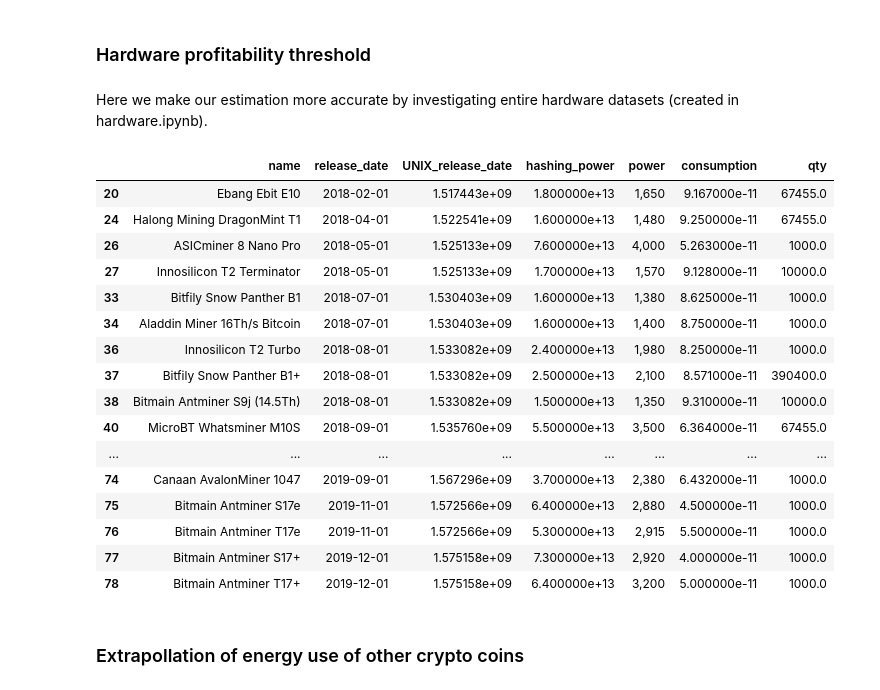
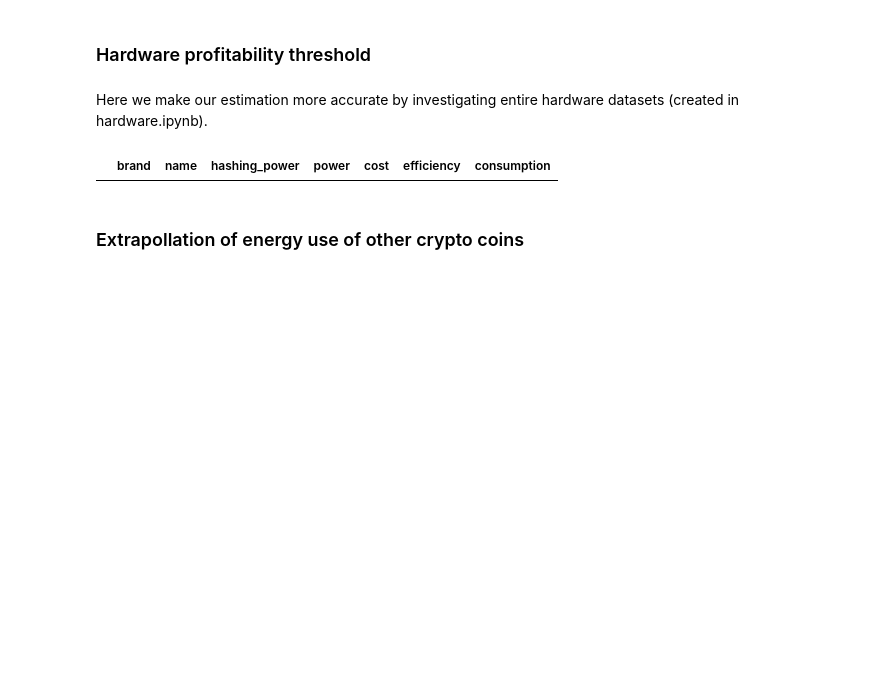
Before and after one commit to Lukasdeloose/sustainable_blockchain, a Jupyter notebook: data_analysis/energy_consumption.ipynb, the cells around one changed output. Drawn from its saved outputs; the diff is of its cells as text; code cells hidden in the pictures; blank space fills up the shorter version.

Commit message:
cleaned and added equihash hardware dataset

```diff
--- a/data_analysis/energy_consumption.ipynb
+++ b/data_analysis/energy_consumption.ipynb
@@ -252,25 +253,9 @@ algorithm_hardware = {'SHA-256':SHA256_hardware,'Ethash':ethash_hardware}
 # %%
 # Create dictionairy that maps coins to their profitable hardware
 coin_prof_hardware_dict = dict(found_data.apply(lambda x: create_profitable_set(x), axis = 1))
-coin_prof_hardware_dict['bitcoin']
+coin_prof_hardware_dict['zcash']
 # %% [output]
-|  | name | release_date | UNIX_release_date | hashing_power | power | consumption | qty |
-| 20 | Ebang Ebit E10 | 2018-02-01 | 1.517443e+09 | 1.800000e+13 | 1,650 | 9.167000e-11 | 67455.0 |
-| 24 | Halong Mining DragonMint T1 | 2018-04-01 | 1.522541e+09 | 1.600000e+13 | 1,480 | 9.250000e-11 | 67455.0 |
-| 26 | ASICminer 8 Nano Pro | 2018-05-01 | 1.525133e+09 | 7.600000e+13 | 4,000 | 5.263000e-11 | 1000.0 |
-| 27 | Innosilicon T2 Terminator | 2018-05-01 | 1.525133e+09 | 1.700000e+13 | 1,570 | 9.128000e-11 | 10000.0 |
-| 33 | Bitfily Snow Panther B1 | 2018-07-01 | 1.530403e+09 | 1.600000e+13 | 1,380 | 8.625000e-11 | 1000.0 |
-| 34 | Aladdin Miner 16Th/s Bitcoin | 2018-07-01 | 1.530403e+09 | 1.600000e+13 | 1,400 | 8.750000e-11 | 1000.0 |
-| 36 | Innosilicon T2 Turbo | 2018-08-01 | 1.533082e+09 | 2.400000e+13 | 1,980 | 8.250000e-11 | 1000.0 |
-| 37 | Bitfily Snow Panther B1+ | 2018-08-01 | 1.533082e+09 | 2.500000e+13 | 2,100 | 8.571000e-11 | 390400.0 |
-| 38 | Bitmain Antminer S9j (14.5Th) | 2018-08-01 | 1.533082e+09 | 1.500000e+13 | 1,350 | 9.310000e-11 | 10000.0 |
-| 40 | MicroBT Whatsminer M10S | 2018-09-01 | 1.535760e+09 | 5.500000e+13 | 3,500 | 6.364000e-11 | 67455.0 |
-| ... | ... | ... | ... | ... | ... | ... | ... |
-| 74 | Canaan AvalonMiner 1047 | 2019-09-01 | 1.567296e+09 | 3.700000e+13 | 2,380 | 6.432000e-11 | 1000.0 |
-| 75 | Bitmain Antminer S17e | 2019-11-01 | 1.572566e+09 | 6.400000e+13 | 2,880 | 4.500000e-11 | 1000.0 |
-| 76 | Bitmain Antminer T17e | 2019-11-01 | 1.572566e+09 | 5.300000e+13 | 2,915 | 5.500000e-11 | 1000.0 |
-| 77 | Bitmain Antminer S17+ | 2019-12-01 | 1.575158e+09 | 7.300000e+13 | 2,920 | 4.000000e-11 | 1000.0 |
-| 78 | Bitmain Antminer T17+ | 2019-12-01 | 1.575158e+09 | 6.400000e+13 | 3,200 | 5.000000e-11 | 1000.0 |
+|  | brand | name | hashing_power | power | cost | efficiency | consumption |
 # %% [markdown]
 ### Extrapollation of energy use of other crypto coins
 # %% [markdown]
```
Also changed, not shown: parts of 7 cells of this notebook, 3 other files.
